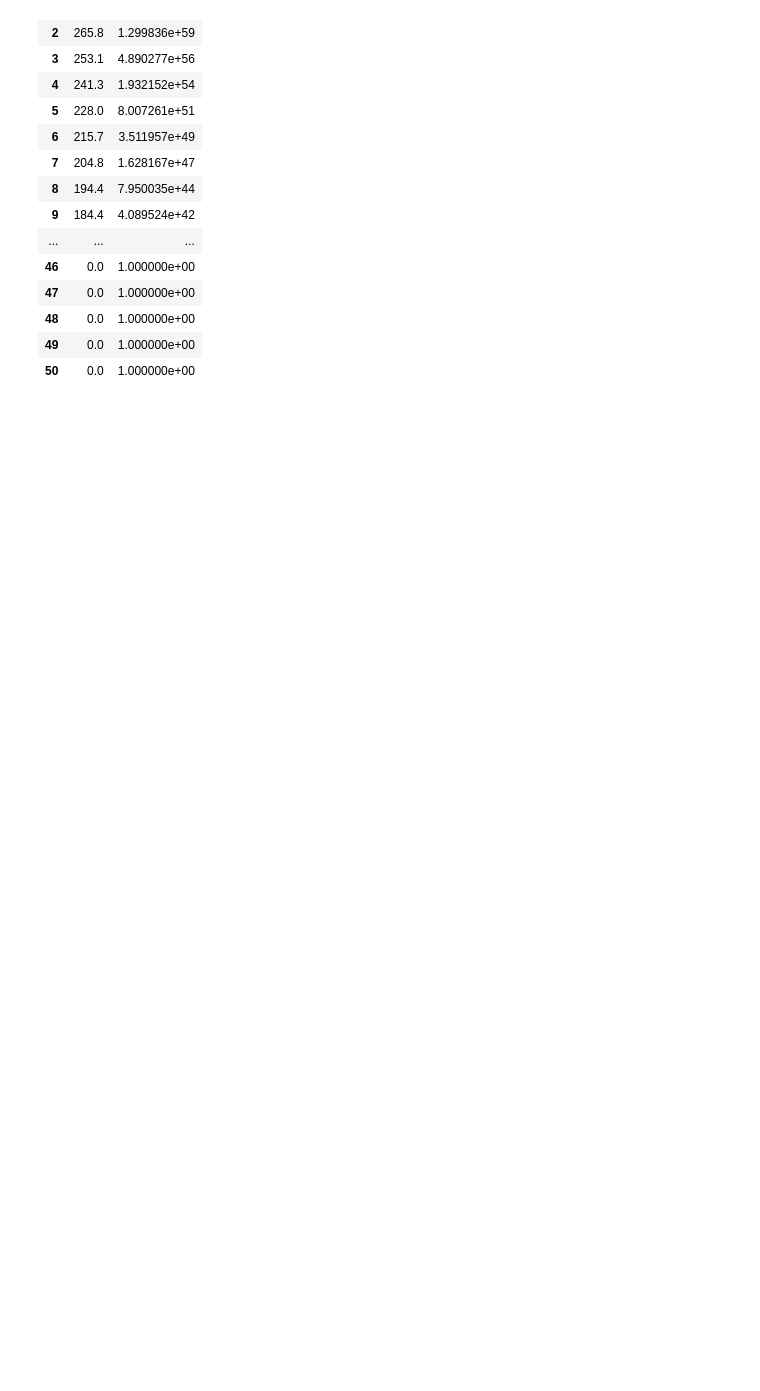
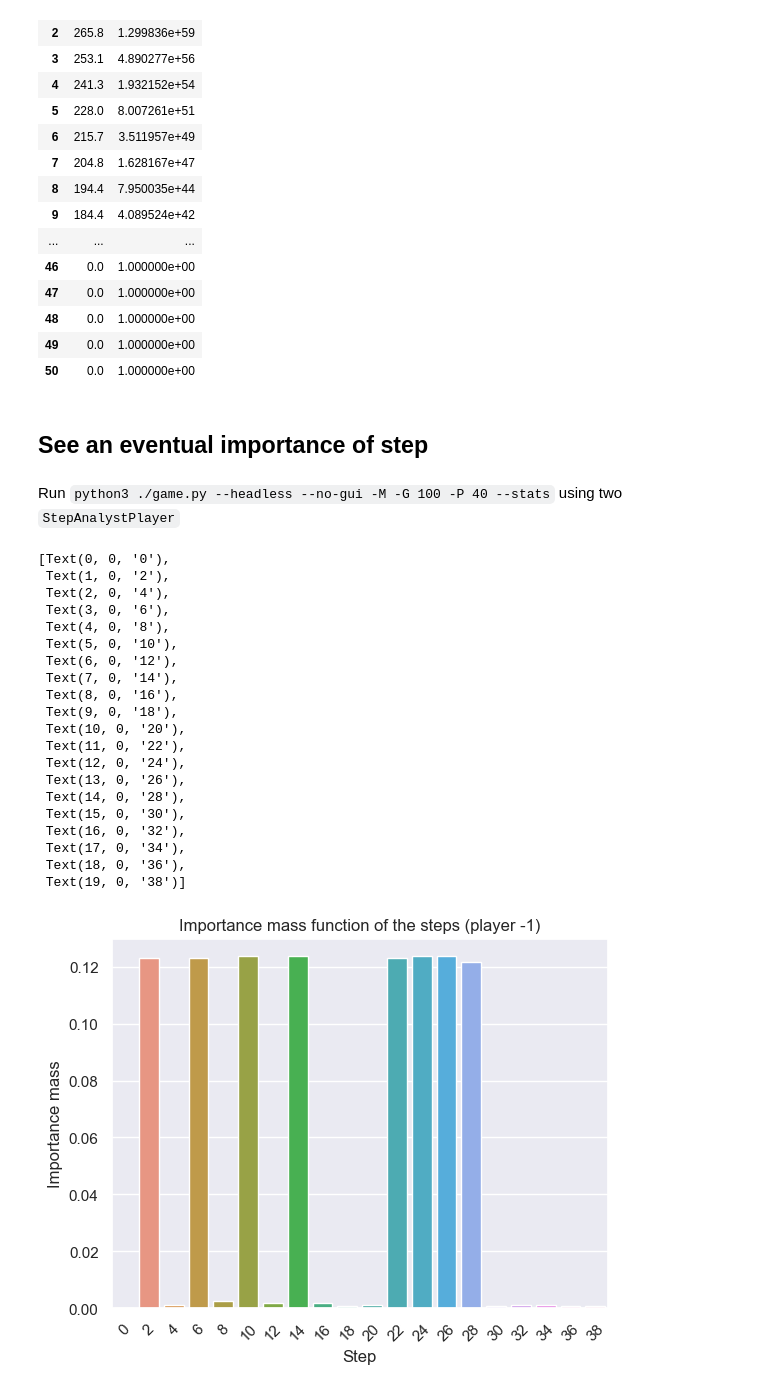
Before and after one commit to StephaneBranly/INF8215-Avalam-AI, a Jupyter notebook: stats/plot_experiments.ipynb, the cells around one changed output. Cells and saved outputs as stored; diff of their text form; code cells hidden in the pictures; blank space fills up the shorter version.

````diff
--- a/stats/plot_experiments.ipynb
+++ b/stats/plot_experiments.ipynb
@@ -227,3 +253,53 @@ df_mean
 | 48 | 0.0 | 1.000000e+00 |
 | 49 | 0.0 | 1.000000e+00 |
 | 50 | 0.0 | 1.000000e+00 |
+# %% [markdown]
+## See an eventual importance of step
+# %% [markdown]
+Run ```python3 ./game.py --headless --no-gui -M -G 100 -P 40 --stats```
+using two ```StepAnalystPlayer```
+# %%
+df = pd.read_csv('pool_results.csv', sep=';', index_col=0)
+# %%
+df['step'] = df.index
+true_player = 1 # 1 or -1
+
+p1_witness = df.iloc[0]["Pct Agent 1"]
+m1_witness = df.iloc[0]["Pct Agent -1"]
+r = 0 if true_player == -1 else 1
+df['step_importance'] = df.apply(lambda row: abs(row['Pct Agent 1']-p1_witness) if row['step'] % 2 == r else abs(row['Pct Agent -1']-m1_witness), axis=1)
+df['step_importance'] /= df['step_importance'].sum()
+m1_sum = df[df['step'] % 2 == 0]['step_importance'].sum()
+p1_sum = df[df['step'] % 2 == 1]['step_importance'].sum()
+df['step_importance'] = df.apply(lambda row: row['step_importance']/p1_sum if row['step'] % 2 == r else row['step_importance']/m1_sum, axis=1)
+
+# [i for i in df['step_importance']]
+# %%
+ax = sns.barplot(data=df[df['step'] % 2 == 0], x='step', y='step_importance')
+ax.set_title("Importance mass function of the steps (player -1)")
+ax.set_xlabel("Step")
+ax.set_ylabel("Importance mass")
+x_ticks = np.arange(0, 40, 2)
+ax.set_xticklabels(x_ticks, rotation=45)
+# %% [output]
+[Text(0, 0, '0'),
+ Text(1, 0, '2'),
+ Text(2, 0, '4'),
+ Text(3, 0, '6'),
+ Text(4, 0, '8'),
+ Text(5, 0, '10'),
+ Text(6, 0, '12'),
+ Text(7, 0, '14'),
+ Text(8, 0, '16'),
+ Text(9, 0, '18'),
+ Text(10, 0, '20'),
+ Text(11, 0, '22'),
+ Text(12, 0, '24'),
+ Text(13, 0, '26'),
+ Text(14, 0, '28'),
+ Text(15, 0, '30'),
+ Text(16, 0, '32'),
+ Text(17, 0, '34'),
+ Text(18, 0, '36'),
+ Text(19, 0, '38')]
+[figure, added]
````
Also changed, not shown: parts of 16 cells of this notebook, 3 other files.
